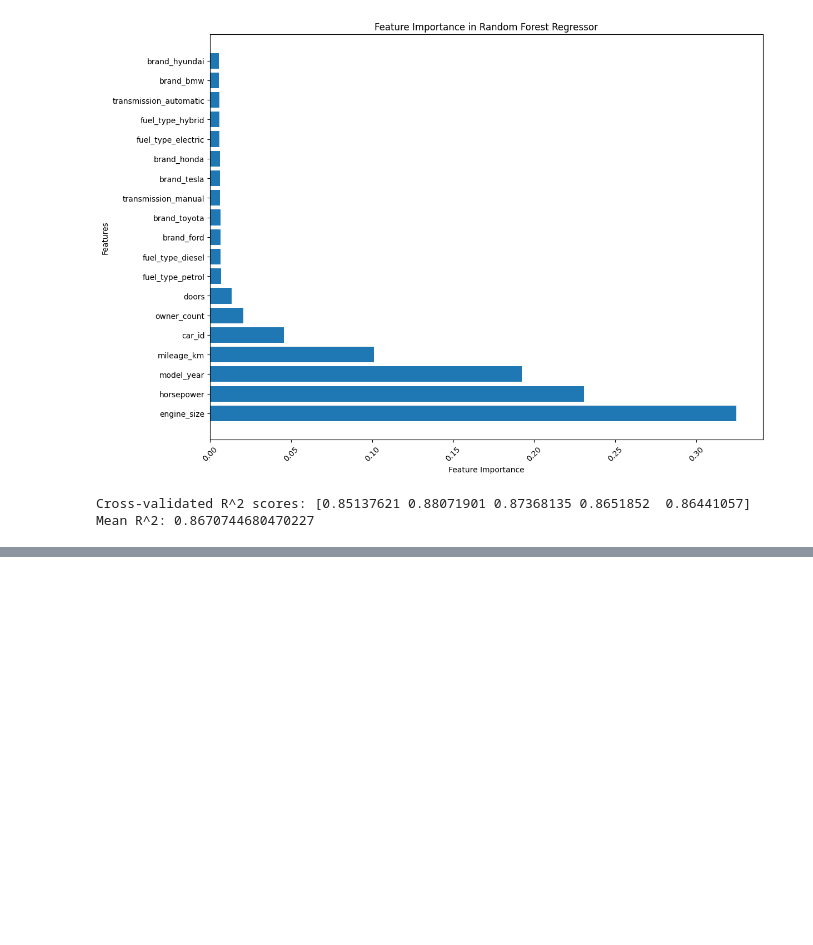
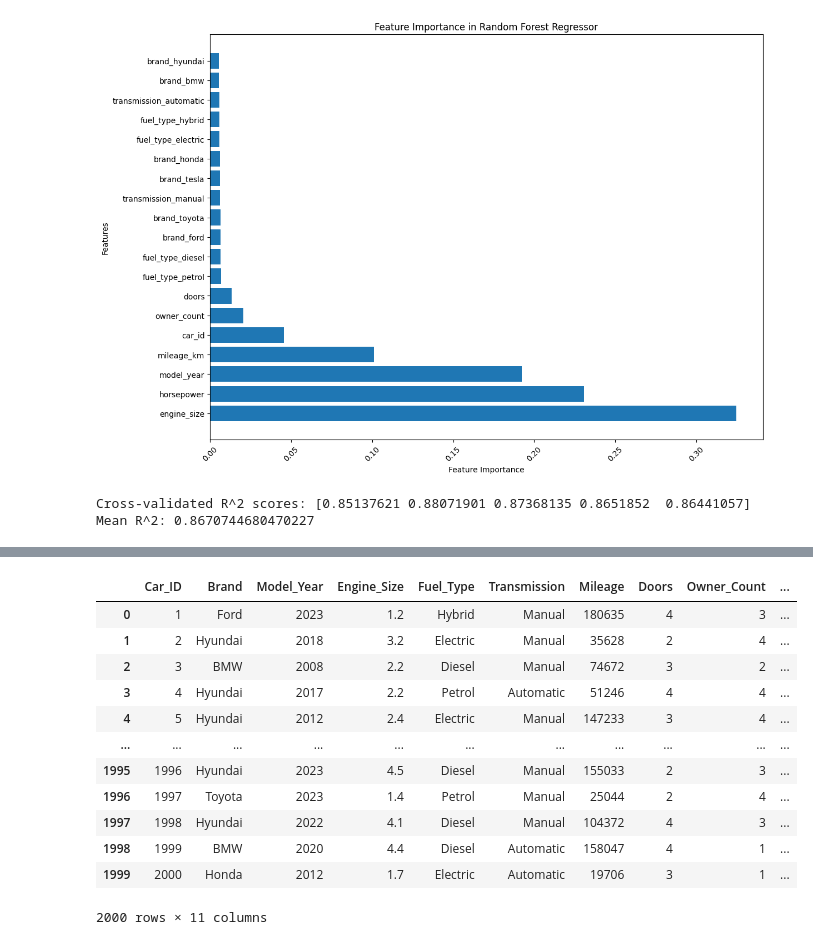
Before and after one commit to smartestnerdfromtown/Data-Science-Projects, a Jupyter notebook: Car Specifications Dataset/main.ipynb, the cells around one changed output, grey strips where cells are left out. Drawn from its saved outputs; the diff is of its cells as text; code cells hidden in the pictures; blank space fills up the shorter version.

Commit message:
model building. random forest regressor pipeline

```diff
--- a/Car Specifications Dataset/main.ipynb
+++ b/Car Specifications Dataset/main.ipynb
@@ -363,0 +368,17 @@ Mean R^2: 0.8670744680470227
+# %%
+df_for_rfp = pd.read_csv(filepath_or_buffer='car_price_dataset.csv')
+
+num_features = (
+    df_for_rfp
+    .select_dtypes(include=["number"])
+    .drop(columns="Price")
+    .columns.tolist()
+)
+cat_features = (
+    df_for_rfp
+    .select_dtypes(include=["object", "str", "string"])
+    .columns.tolist()
+)
+
+X = df_for_rfp.drop(columns="Price")
+y = df_for_rfp["Price"]
@@ -363,0 +396,16 @@ Mean R^2: 0.8670744680470227
+# %%
+df_for_rfp
+# %% [output]
+|  | Car_ID | Brand | Model_Year | Engine_Size | Fuel_Type | Transmission | Mileage | Doors | Owner_Count | ... |
+| 0 | 1 | Ford | 2023 | 1.2 | Hybrid | Manual | 180635 | 4 | 3 | ... |
+| 1 | 2 | Hyundai | 2018 | 3.2 | Electric | Manual | 35628 | 2 | 4 | ... |
+| 2 | 3 | BMW | 2008 | 2.2 | Diesel | Manual | 74672 | 3 | 2 | ... |
+| 3 | 4 | Hyundai | 2017 | 2.2 | Petrol | Automatic | 51246 | 4 | 4 | ... |
+| 4 | 5 | Hyundai | 2012 | 2.4 | Electric | Manual | 147233 | 3 | 4 | ... |
+| ... | ... | ... | ... | ... | ... | ... | ... | ... | ... | ... |
+| 1995 | 1996 | Hyundai | 2023 | 4.5 | Diesel | Manual | 155033 | 2 | 3 | ... |
+| 1996 | 1997 | Toyota | 2023 | 1.4 | Petrol | Manual | 25044 | 2 | 4 | ... |
+| 1997 | 1998 | Hyundai | 2022 | 4.1 | Diesel | Manual | 104372 | 4 | 3 | ... |
+| 1998 | 1999 | BMW | 2020 | 4.4 | Diesel | Automatic | 158047 | 4 | 1 | ... |
+| 1999 | 2000 | Honda | 2012 | 1.7 | Electric | Automatic | 19706 | 3 | 1 | ... |
+2000 rows × 11 columns
```
Also changed, not shown: parts of 8 cells of this notebook.
